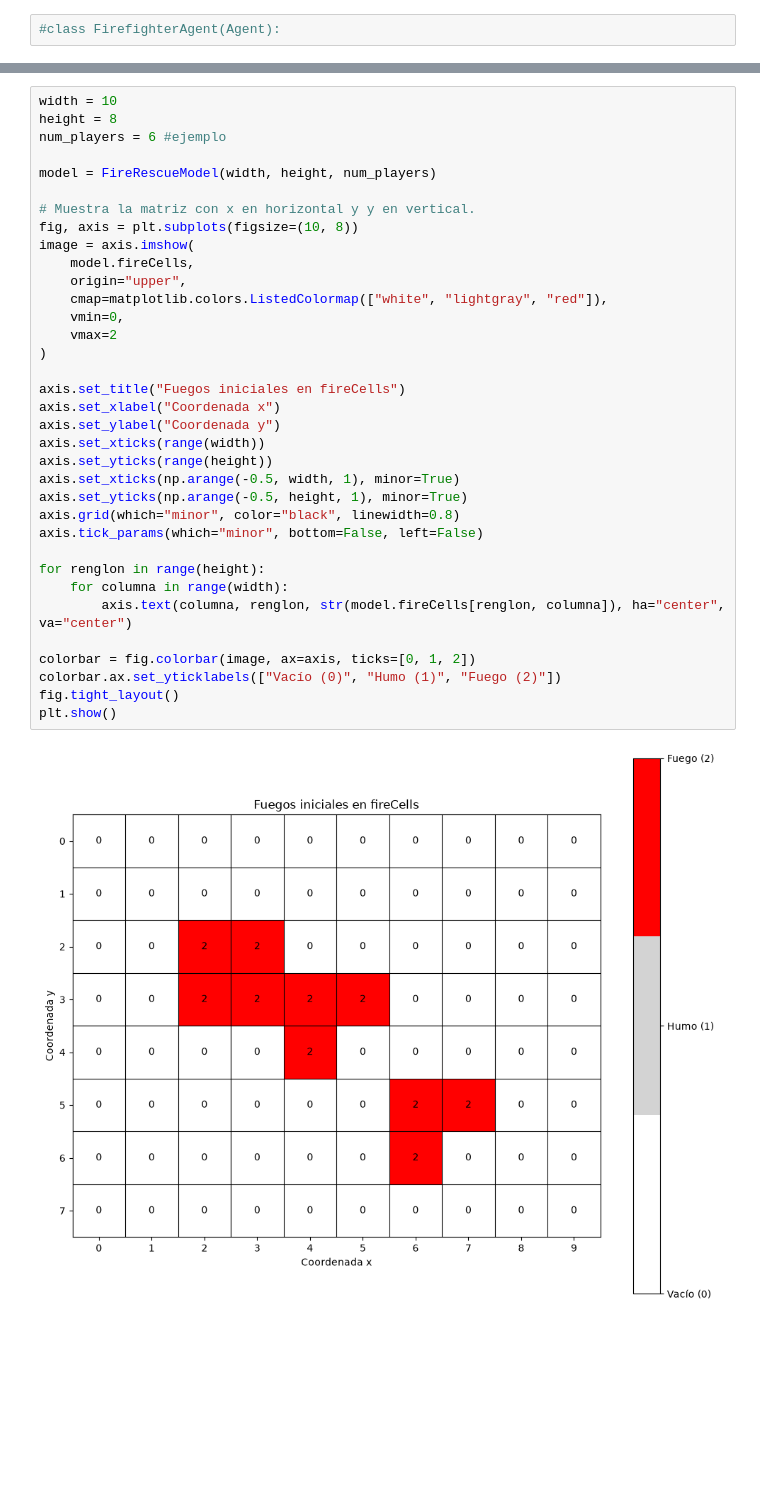
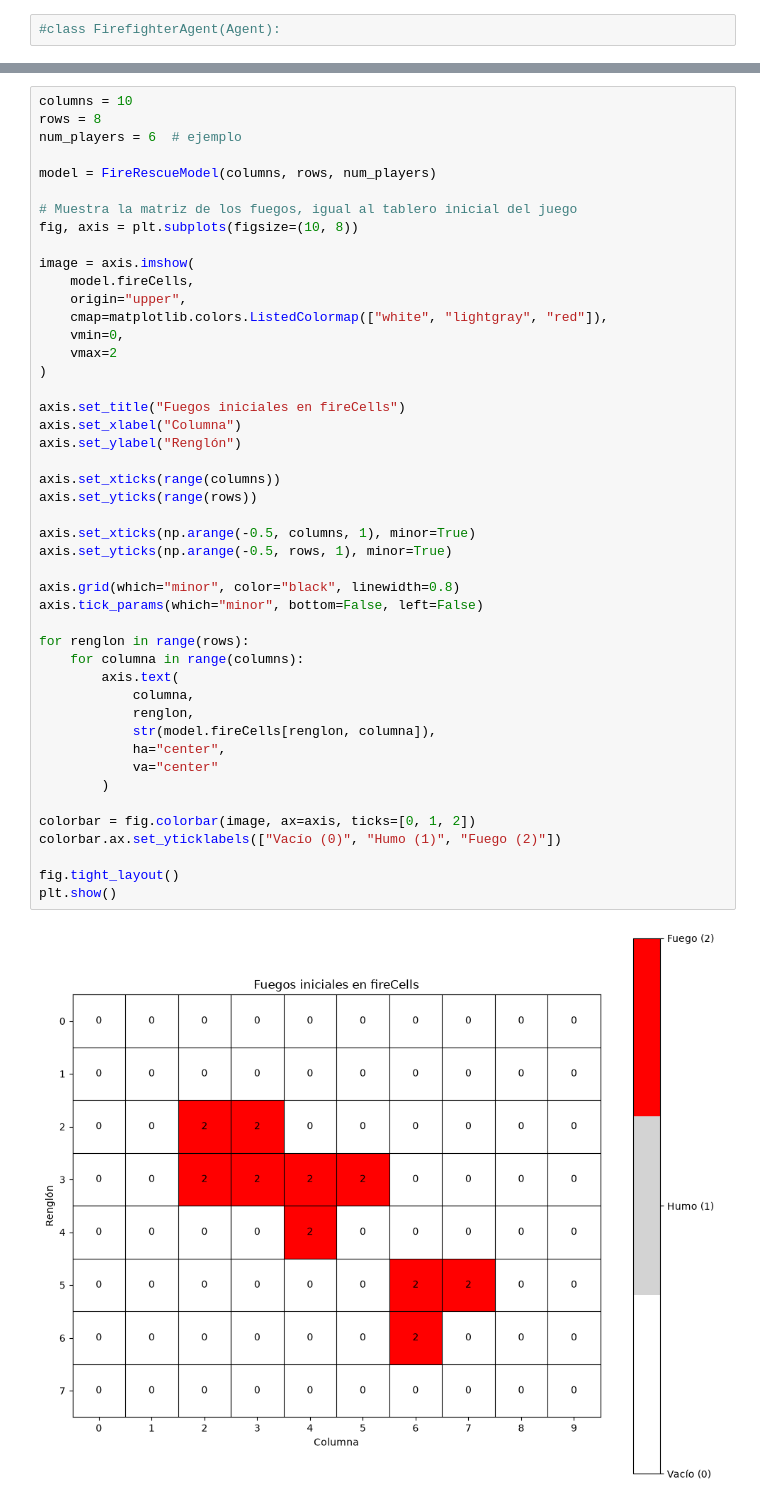
Before and after one commit to a01277107/Videojuegos, a Jupyter notebook: fireRescueSimulation.ipynb, the cells around one changed output, grey strips where cells are left out. Saved outputs shown, nothing was run; the diff lists cells and outputs as text; blank space fills up the shorter version.

Commit message:
[Fix] Corregir nombres de los ejes a su correspondiente como renglones y columnas del tablero.

```diff
--- a/fireRescueSimulation.ipynb
+++ b/fireRescueSimulation.ipynb
@@ -82,37 +105,48 @@ class FireRescueModel(Model):
 # %%
-width = 10
-height = 8
-num_players = 6 #ejemplo
+columns = 10
+rows = 8
+num_players = 6  # ejemplo
 
-model = FireRescueModel(width, height, num_players)
+model = FireRescueModel(columns, rows, num_players)
 
-# Muestra la matriz con x en horizontal y y en vertical.
+# Muestra la matriz de los fuegos, igual al tablero inicial del juego
 fig, axis = plt.subplots(figsize=(10, 8))
+
 image = axis.imshow(
     model.fireCells,
     origin="upper",
     cmap=matplotlib.colors.ListedColormap(["white", "lightgray", "red"]),
     vmin=0,
     vmax=2
 )
 
 axis.set_title("Fuegos iniciales en fireCells")
-axis.set_xlabel("Coordenada x")
-axis.set_ylabel("Coordenada y")
-axis.set_xticks(range(width))
-axis.set_yticks(range(height))
-axis.set_xticks(np.arange(-0.5, width, 1), minor=True)
-axis.set_yticks(np.arange(-0.5, height, 1), minor=True)
+axis.set_xlabel("Columna")
+axis.set_ylabel("Renglón")
+
+axis.set_xticks(range(columns))
+axis.set_yticks(range(rows))
+
+axis.set_xticks(np.arange(-0.5, columns, 1), minor=True)
+axis.set_yticks(np.arange(-0.5, rows, 1), minor=True)
+
 axis.grid(which="minor", color="black", linewidth=0.8)
 axis.tick_params(which="minor", bottom=False, left=False)
 
-for renglon in range(height):
-    for columna in range(width):
-        axis.text(columna, renglon, str(model.fireCells[renglon, columna]), ha="center", va="center")
+for renglon in range(rows):
+    for columna in range(columns):
+        axis.text(
+            columna,
+            renglon,
+            str(model.fireCells[renglon, columna]),
+            ha="center",
+            va="center"
+        )
 
 colorbar = fig.colorbar(image, ax=axis, ticks=[0, 1, 2])
 colorbar.ax.set_yticklabels(["Vacío (0)", "Humo (1)", "Fuego (2)"])
+
 fig.tight_layout()
 plt.show()
 # %% [output]
-[figure, old version]
+[figure, new version]
```
Also changed, not shown: parts of 1 cell of this notebook.
